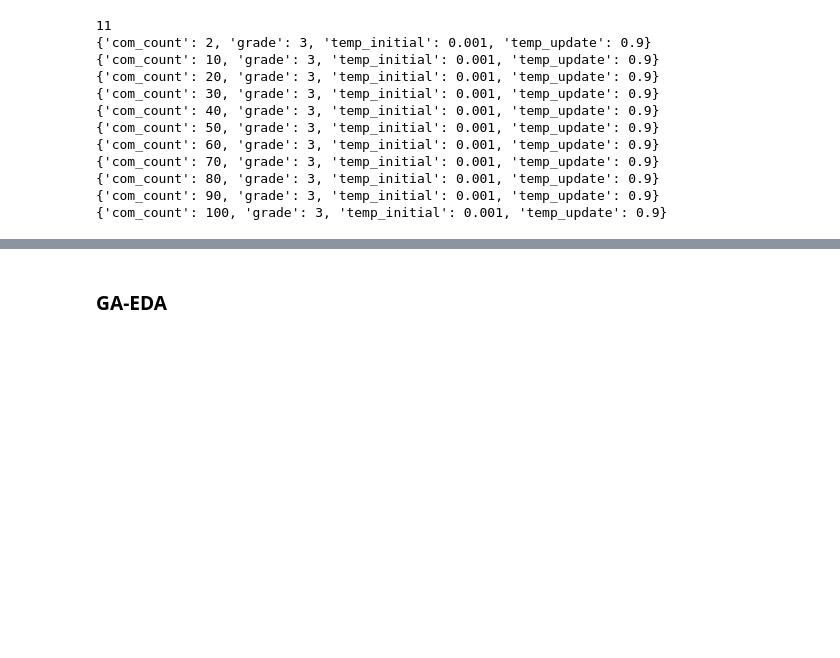
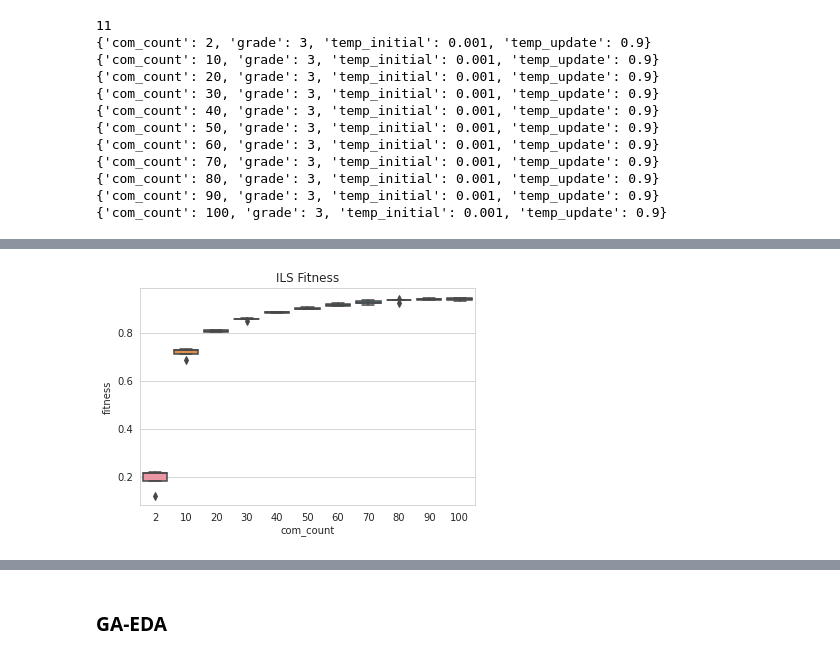
Before and after one commit to juletx/community-detection, a Jupyter notebook: notebooks/CDP_3_fasea.ipynb, the cells around one changed output, grey strips where cells are left out. Saved outputs shown, nothing was run; the diff lists cells and outputs as text; code cells hidden in the pictures; blank space fills up the shorter version.

```diff
--- a/notebooks/CDP_3_fasea.ipynb
+++ b/notebooks/CDP_3_fasea.ipynb
@@ -2533,4 +2575,7 @@ display(data.head(10))
 # %%
 ax = sns.boxplot(x='com_count', y='fitness', data=data)
+ax.set_title('ILS Fitness');
+# %% [output]
+[figure, added]
 # %%
 ax = sns.boxplot(x='com_count', y='time', data=data)
```
Also changed, not shown: parts of 12 cells of this notebook, 4 other files.
